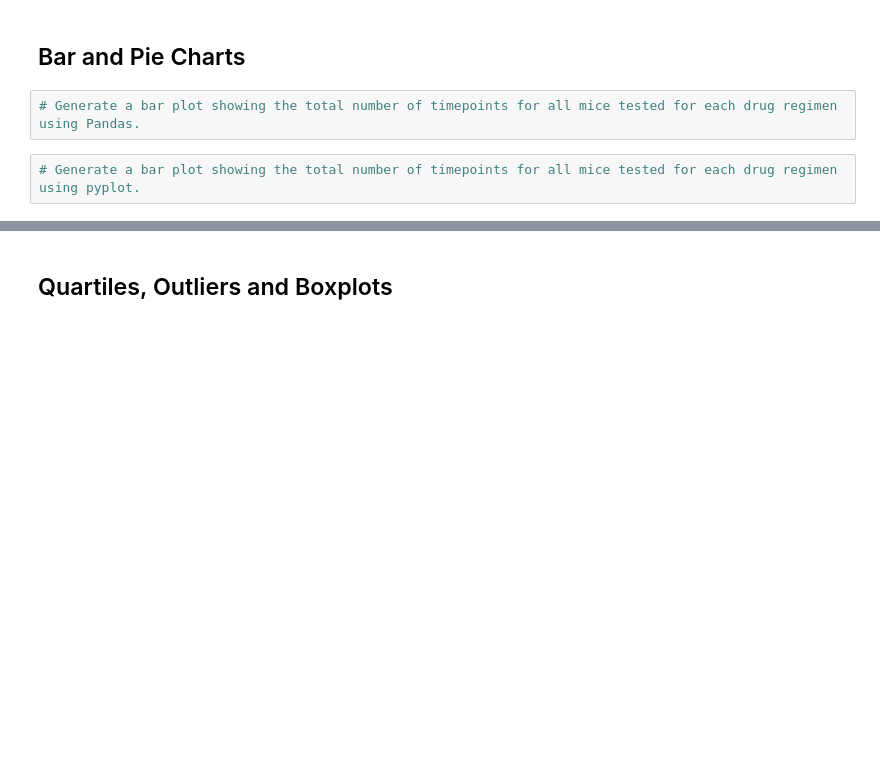
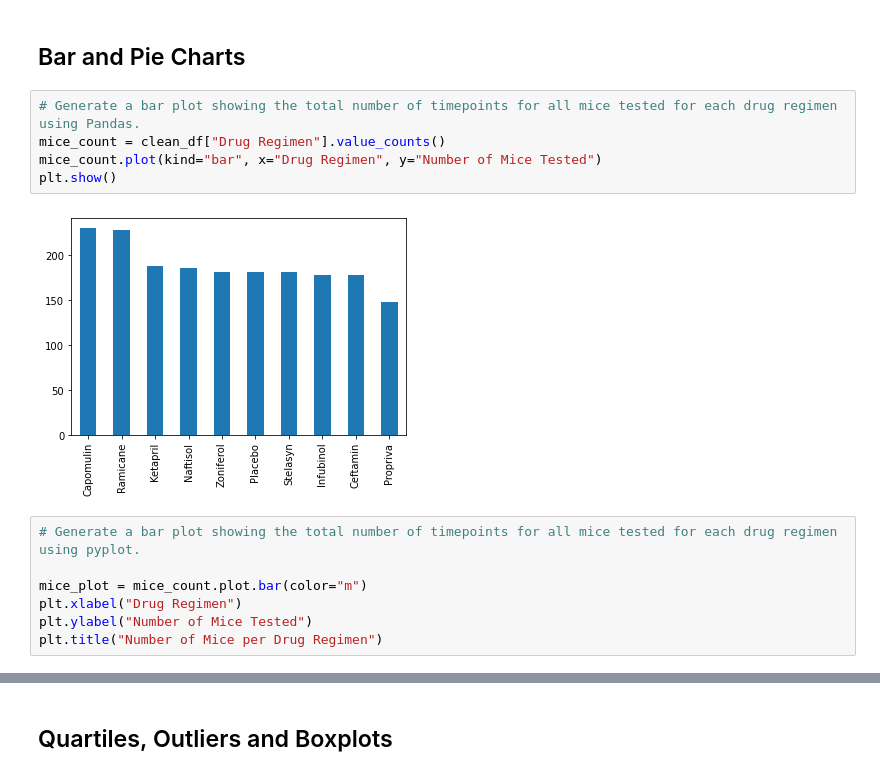
Before and after one commit to mgac96/pharmaceutical_matplotlib, a Jupyter notebook: Starter_Code/Pymaceuticals/pymaceuticals_MG.ipynb, the cells around one changed output, grey strips where cells are left out. Cells and saved outputs as stored; diff of their text form; blank space fills up the shorter version.

```diff
--- a/Starter_Code/Pymaceuticals/pymaceuticals_MG.ipynb
+++ b/Starter_Code/Pymaceuticals/pymaceuticals_MG.ipynb
@@ -140,7 +140,17 @@ summary_agg
 ## Bar and Pie Charts
 # %%
 # Generate a bar plot showing the total number of timepoints for all mice tested for each drug regimen using Pandas.
+mice_count = clean_df["Drug Regimen"].value_counts()
+mice_count.plot(kind="bar", x="Drug Regimen", y="Number of Mice Tested")
+plt.show()
+# %% [output]
+[figure, added]
 # %%
 # Generate a bar plot showing the total number of timepoints for all mice tested for each drug regimen using pyplot.
+
+mice_plot = mice_count.plot.bar(color="m")
+plt.xlabel("Drug Regimen")
+plt.ylabel("Number of Mice Tested")
+plt.title("Number of Mice per Drug Regimen")
 # %%
 # Generate a pie plot showing the distribution of female versus male mice using Pandas
```
Also changed, not shown: parts of 4 cells of this notebook.
